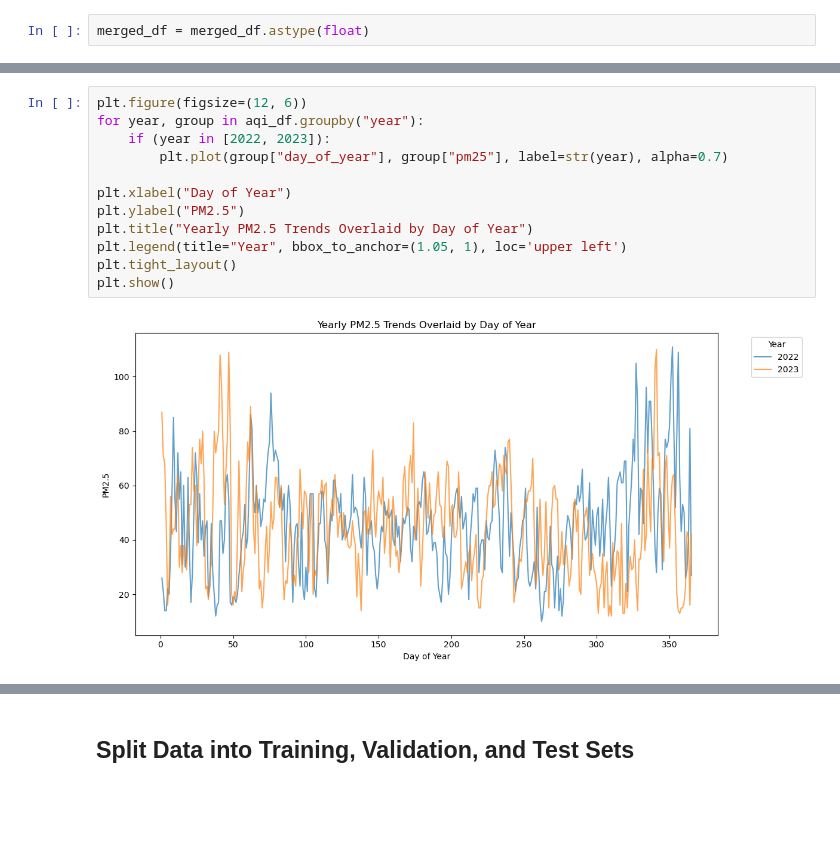
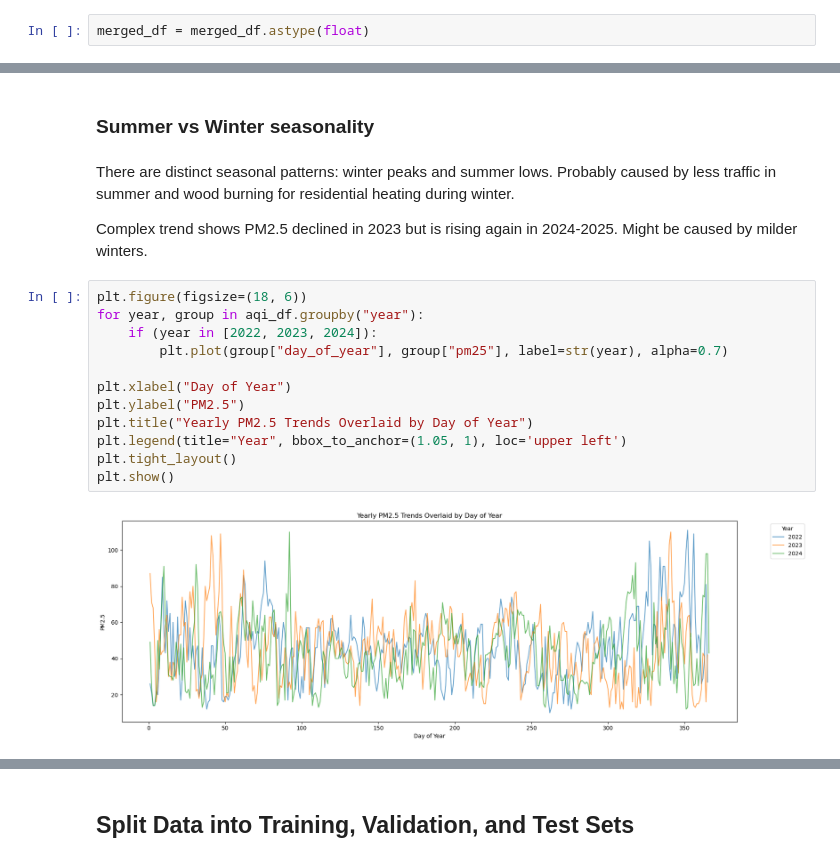
Before and after one commit to MartinRajniak/Air-Quality-Prediction, a Jupyter notebook: notebooks/air_quality_prediction.ipynb, the cells around one changed output, grey strips where cells are left out. Cells and saved outputs as stored; diff of their text form; blank space fills up the shorter version.

```diff
--- a/notebooks/air_quality_prediction.ipynb
+++ b/notebooks/air_quality_prediction.ipynb
@@ -251,14 +274,20 @@ dtype: object
+# %% [markdown]
+### Summer vs Winter seasonality
+# %% [markdown]
+There are distinct seasonal patterns: winter peaks and summer lows. Probably caused by less traffic in summer and wood burning for residential heating during winter.
+
+Complex trend shows PM2.5 declined in 2023 but is rising again in 2024-2025. Might be caused by milder winters.
 # %%
-plt.figure(figsize=(12, 6))
+plt.figure(figsize=(18, 6))
 for year, group in aqi_df.groupby("year"):
-    if (year in [2022, 2023]):
+    if (year in [2022, 2023, 2024]):
         plt.plot(group["day_of_year"], group["pm25"], label=str(year), alpha=0.7)
 
 plt.xlabel("Day of Year")
 plt.ylabel("PM2.5")
 plt.title("Yearly PM2.5 Trends Overlaid by Day of Year")
 plt.legend(title="Year", bbox_to_anchor=(1.05, 1), loc='upper left')
 plt.tight_layout()
 plt.show()
 # %% [output]
-[figure, old version]
+[figure, new version]
```
Also changed, not shown: parts of 66 cells of this notebook.
